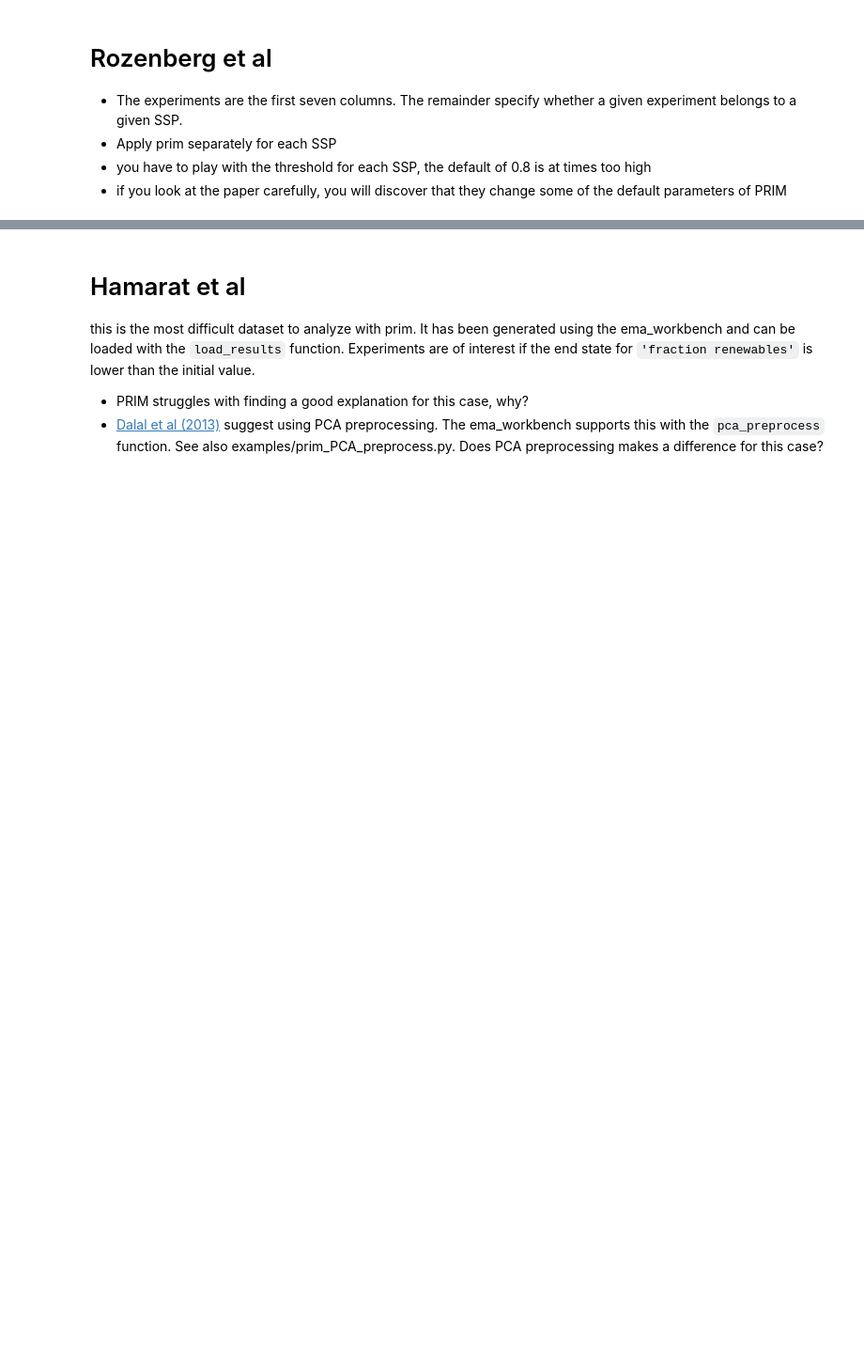
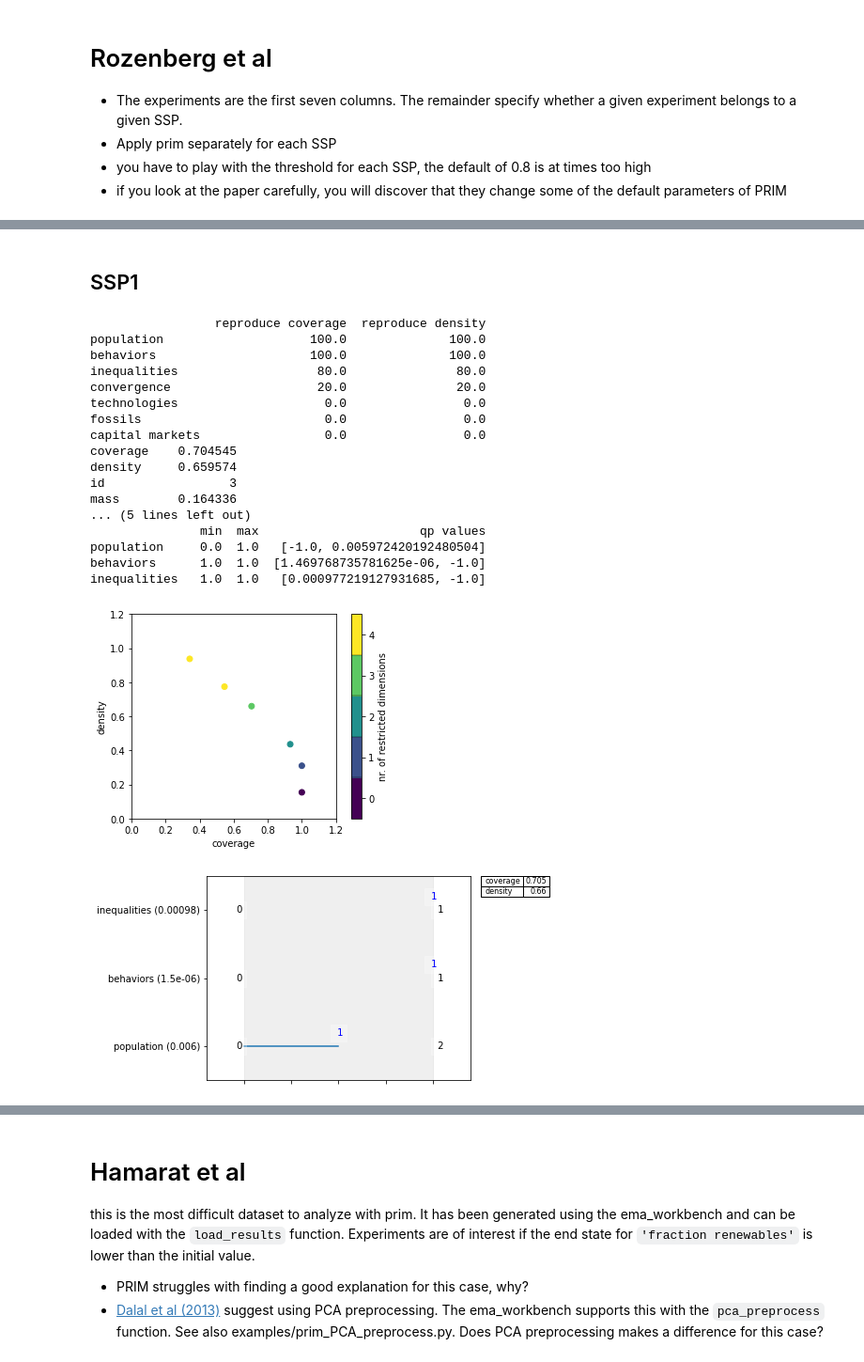
Before and after one commit to codedevonfire/EPA1361, a Jupyter notebook: Week 3-4 - vulnerability analysis/assignment 4 - scenario discovery.ipynb, the cells around one changed output, grey strips where cells are left out. Shown: that part at 94% size. Drawn from its saved outputs; the diff is of its cells as text; code cells hidden in the pictures; blank space fills up the shorter version.

```diff
--- a/Week 3-4 - vulnerability analysis/assignment 4 - scenario discovery.ipynb
+++ b/Week 3-4 - vulnerability analysis/assignment 4 - scenario discovery.ipynb
@@ -16,3 +61,10 @@ Load the data using pandas. The experiments are in colums 2-10, while the outcom
 * Apply prim separately for each SSP
 * you have to play with the threshold for each SSP, the default of 0.8 is at times too high
 * if you look at the paper carefully, you will discover that they change some of the default parameters of PRIM
+# %%
+df_rozenberg= pd.read_csv(r'.\data\Rozenberg et al 2014.csv', index_col=False)
+
+experiments = df_rozenberg.iloc[:, 0:7]
+outcome = df_rozenberg.iloc[:, 7].values
+
+df_rozenberg.head()
@@ -18,0 +78,40 @@ Load the data using pandas. The experiments are in colums 2-10, while the outcom
+# %% [markdown]
+## SSP1
+# %%
+from ema_workbench.analysis import prim
+from ema_workbench.util import ema_logging
+import matplotlib.pyplot as plt
+
+x = df_rozenberg.iloc[:,0:7]
+y = df_rozenberg.iloc[:,7].values >=1
+
+prim_alg = prim.Prim(x, y, threshold=0.8, peel_alpha=0.1)
+box1 = prim_alg.find_box()
+
+box1.show_tradeoff()
+print(box1.resample(3))
+box1.inspect(3)
+box1.inspect(3, style='graph')
+
+plt.show()
+box1.inspect_tradeoff()
+# %% [output]
+                 reproduce coverage  reproduce density
+population                    100.0              100.0
+behaviors                     100.0              100.0
+inequalities                   80.0               80.0
+convergence                    20.0               20.0
+technologies                    0.0                0.0
+fossils                         0.0                0.0
+capital markets                 0.0                0.0
+coverage    0.704545
+density     0.659574
+id                 3
+mass        0.164336
+... (5 lines left out)
+               min  max                      qp values
+population     0.0  1.0   [-1.0, 0.005972420192480504]
+behaviors      1.0  1.0  [1.469768735781625e-06, -1.0]
+inequalities   1.0  1.0   [0.000977219127931685, -1.0]
+[figure, added]
+[figure, added]
```
Also changed, not shown: parts of 15 cells of this notebook.
